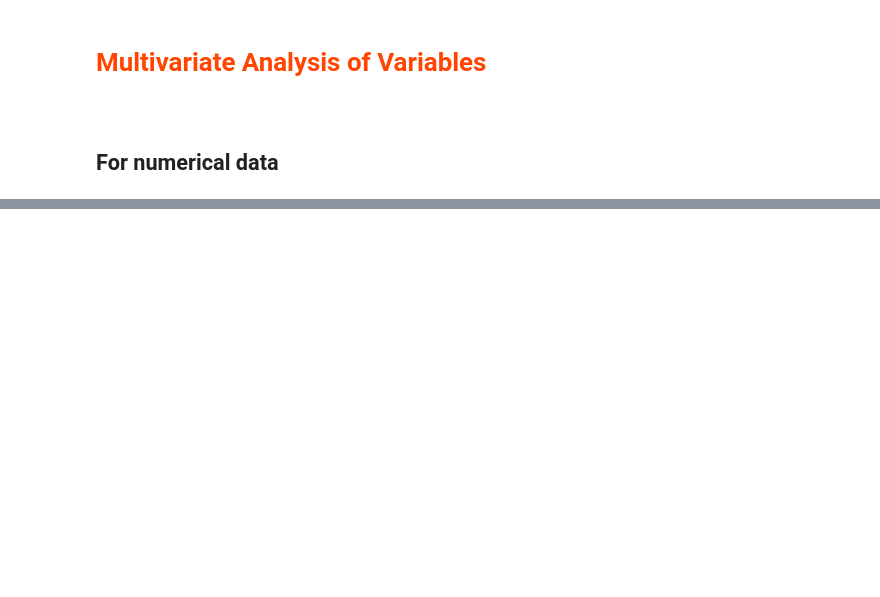
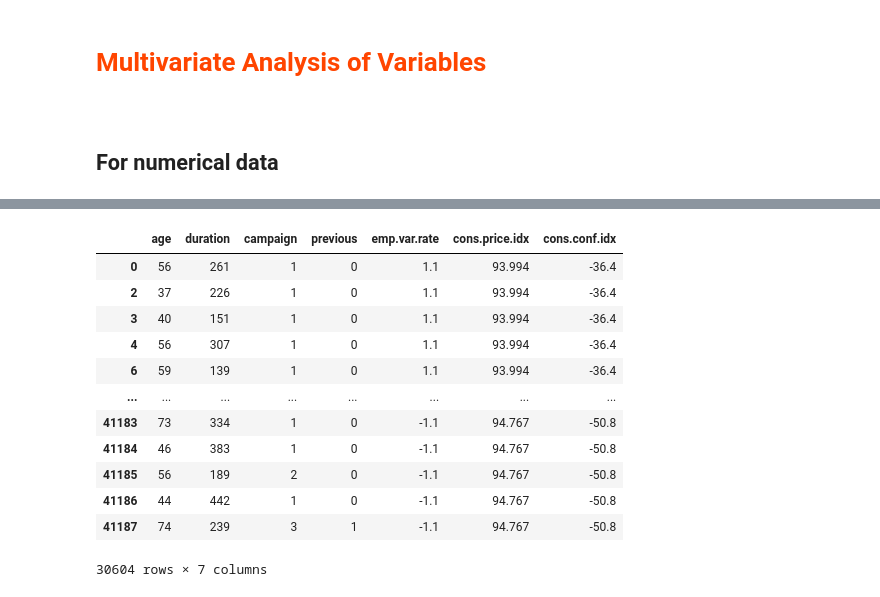
Before and after one commit to KISEE41/Banking-Marketing-Target, a Jupyter notebook: descriptive_analysis_of_variables.ipynb, the cells around one changed output, grey strips where cells are left out. Drawn from its saved outputs; the diff is of its cells as text; code cells hidden in the pictures; blank space fills up the shorter version.

```diff
--- a/descriptive_analysis_of_variables.ipynb
+++ b/descriptive_analysis_of_variables.ipynb
@@ -358,0 +376,20 @@ numerical_columns
+# %%
+dataset_copy.drop("euribor3m", axis=1, inplace=True)
+dataset_copy.drop("nr.employed", axis=1, inplace=True)
+# %%
+numerical_columns = dataset_copy.select_dtypes(include=np.number)
+numerical_columns
+# %% [output]
+|  | age | duration | campaign | previous | emp.var.rate | cons.price.idx | cons.conf.idx |
+| 0 | 56 | 261 | 1 | 0 | 1.1 | 93.994 | -36.4 |
+| 2 | 37 | 226 | 1 | 0 | 1.1 | 93.994 | -36.4 |
+| 3 | 40 | 151 | 1 | 0 | 1.1 | 93.994 | -36.4 |
+| 4 | 56 | 307 | 1 | 0 | 1.1 | 93.994 | -36.4 |
+| 6 | 59 | 139 | 1 | 0 | 1.1 | 93.994 | -36.4 |
+| ... | ... | ... | ... | ... | ... | ... | ... |
+| 41183 | 73 | 334 | 1 | 0 | -1.1 | 94.767 | -50.8 |
+| 41184 | 46 | 383 | 1 | 0 | -1.1 | 94.767 | -50.8 |
+| 41185 | 56 | 189 | 2 | 0 | -1.1 | 94.767 | -50.8 |
+| 41186 | 44 | 442 | 1 | 0 | -1.1 | 94.767 | -50.8 |
+| 41187 | 74 | 239 | 3 | 1 | -1.1 | 94.767 | -50.8 |
+30604 rows × 7 columns
```
Also changed, not shown: parts of 5 cells of this notebook.
